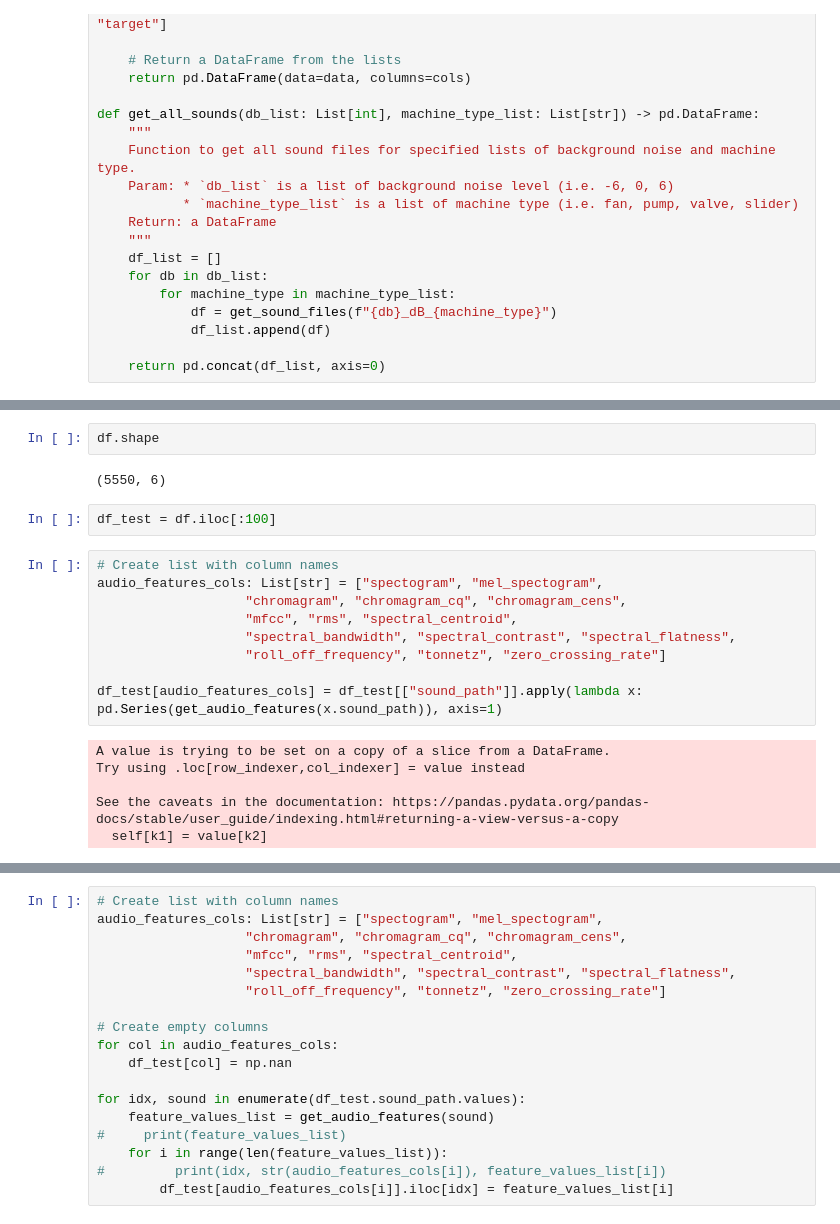
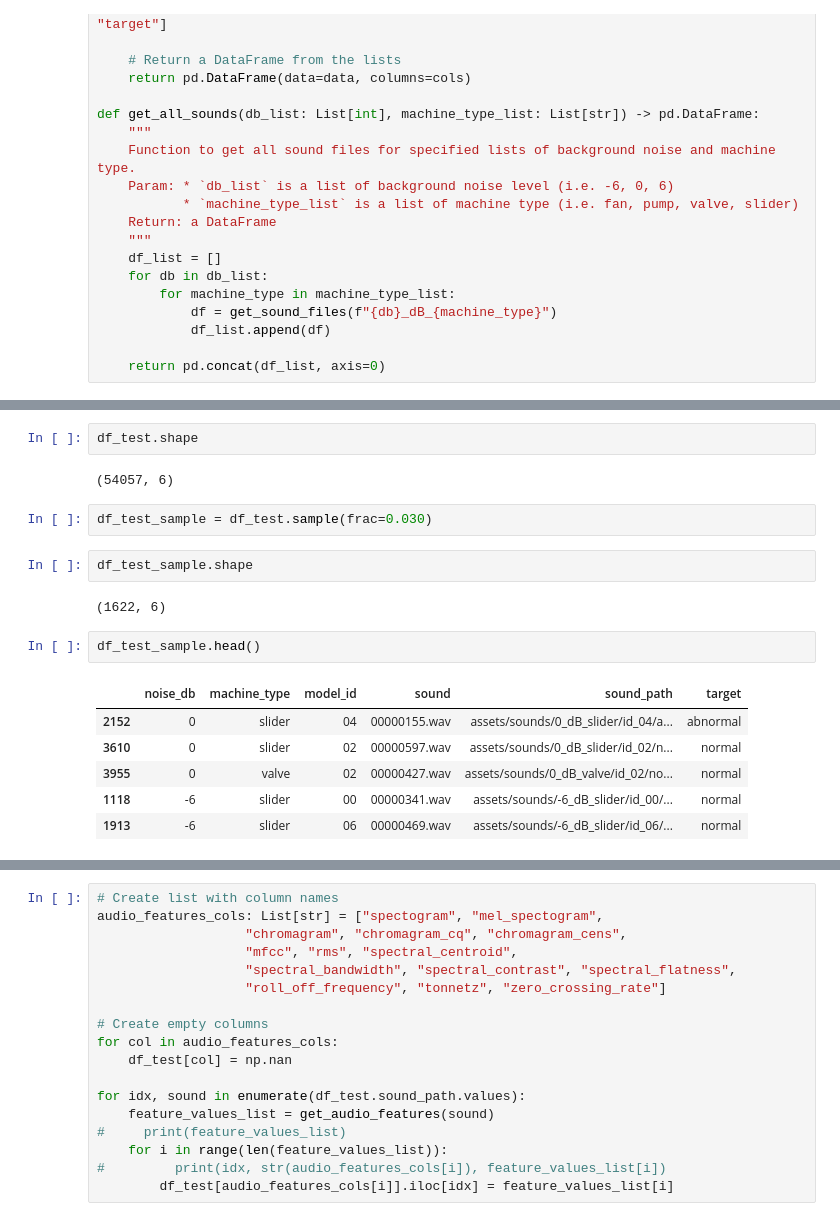
Before and after one commit to DerrickDDInAI/sound-anomaly-detection, a Jupyter notebook: core/extract_audio_features.ipynb, the cells around one changed output, grey strips where cells are left out. Drawn from its saved outputs; the diff is of its cells as text.

```diff
--- a/core/extract_audio_features.ipynb
+++ b/core/extract_audio_features.ipynb
@@ -173,23 +243,21 @@ df.head()
 | 3 | -6 | fan | 00 | 00000273.wav | assets/sounds/-6_dB_fan/id_00/abn... | abnormal |
 | 4 | -6 | fan | 00 | 00000267.wav | assets/sounds/-6_dB_fan/id_00/abn... | abnormal |
 # %%
-df.shape
+df_test.shape
 # %% [output]
-(5550, 6)
+(54057, 6)
-# %%
-df_test = df.iloc[:100]
-# %%
-# Create list with column names
-audio_features_cols: List[str] = ["spectogram", "mel_spectogram",
-                   "chromagram", "chromagram_cq", "chromagram_cens",
-                   "mfcc", "rms", "spectral_centroid",
-                   "spectral_bandwidth", "spectral_contrast", "spectral_flatness",
-                   "roll_off_frequency", "tonnetz", "zero_crossing_rate"]
-
-df_test[audio_features_cols] = df_test[["sound_path"]].apply(lambda x: pd.Series(get_audio_features(x.sound_path)), axis=1)
-# %% [output]
-A value is trying to be set on a copy of a slice from a DataFrame.
-Try using .loc[row_indexer,col_indexer] = value instead
-
-See the caveats in the documentation: https://pandas.pydata.org/pandas-docs/stable/user_guide/indexing.html#returning-a-view-versus-a-copy
-  self[k1] = value[k2]
+# %%
+df_test_sample = df_test.sample(frac=0.030)
+# %%
+df_test_sample.shape
+# %% [output]
+(1622, 6)
+# %%
+df_test_sample.head()
+# %% [output]
+|  | noise_db | machine_type | model_id | sound | sound_path | target |
+| 2152 | 0 | slider | 04 | 00000155.wav | assets/sounds/0_dB_slider/id_04/a... | abnormal |
+| 3610 | 0 | slider | 02 | 00000597.wav | assets/sounds/0_dB_slider/id_02/n... | normal |
+| 3955 | 0 | valve | 02 | 00000427.wav | assets/sounds/0_dB_valve/id_02/no... | normal |
+| 1118 | -6 | slider | 00 | 00000341.wav | assets/sounds/-6_dB_slider/id_00/... | normal |
+| 1913 | -6 | slider | 06 | 00000469.wav | assets/sounds/-6_dB_slider/id_06/... | normal |
```
Also changed, not shown: parts of 8 cells of this notebook, 1 other file.
